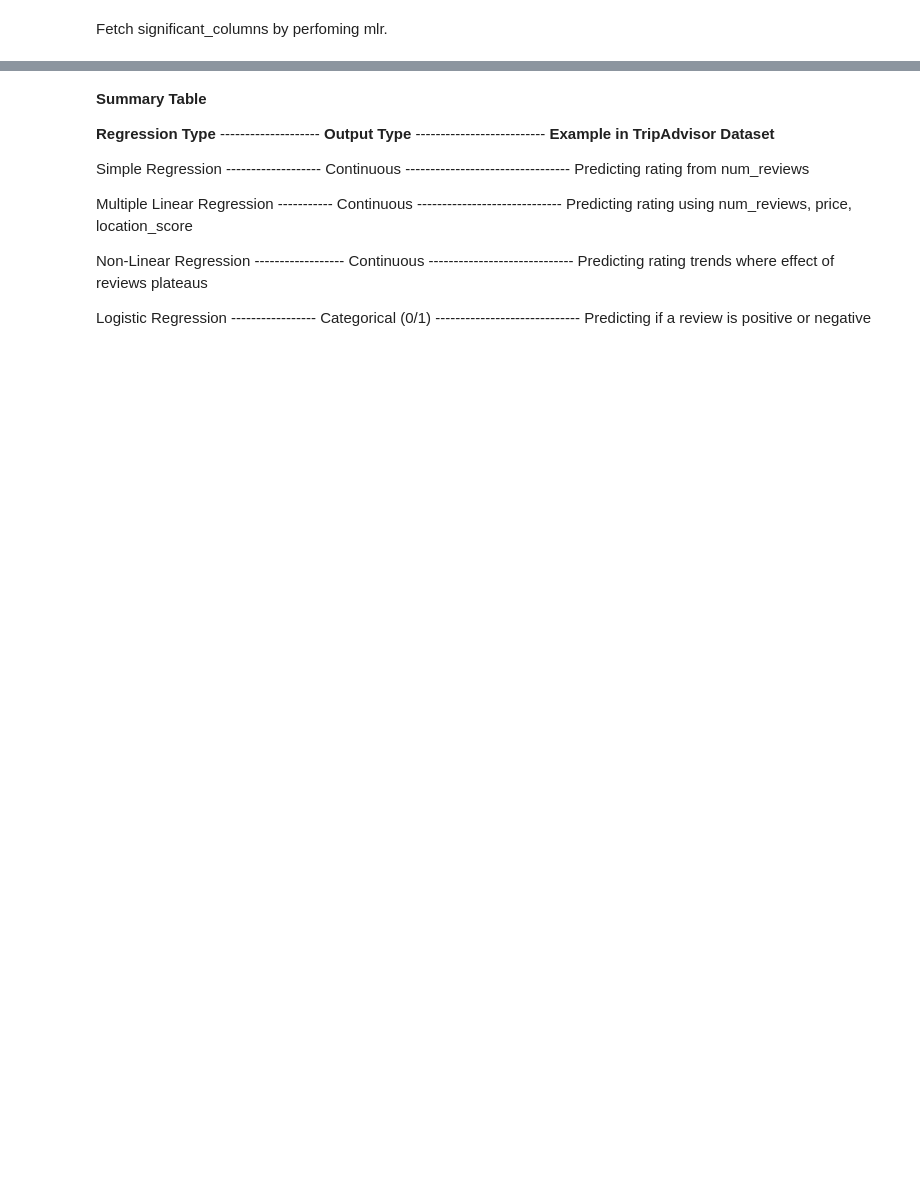
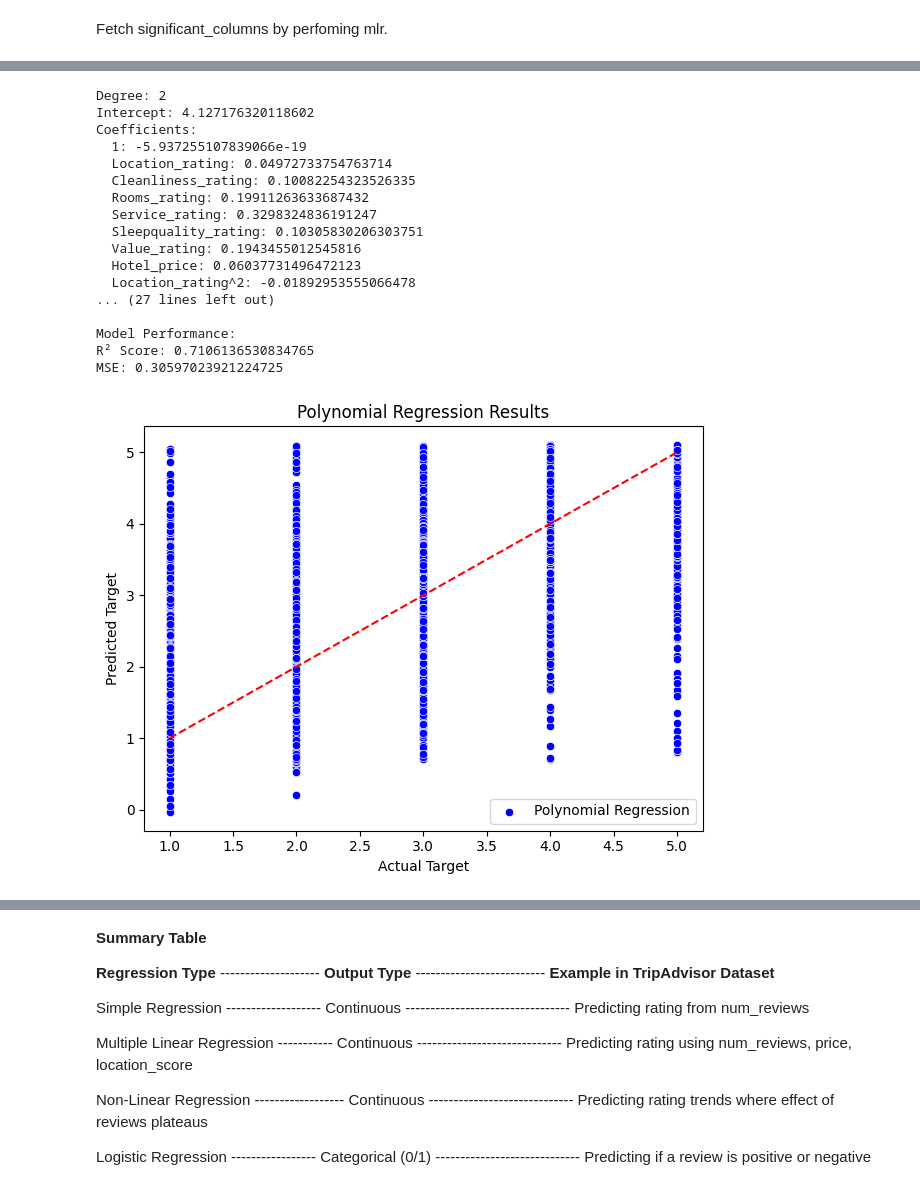
Before and after one commit to yceugene/DA_Proj_G7, a Jupyter notebook: src/eWorkshop5.ipynb, the cells around one changed output, grey strips where cells are left out. Drawn from its saved outputs; the diff is of its cells as text; code cells hidden in the pictures; blank space fills up the shorter version.

```diff
--- a/src/eWorkshop5.ipynb
+++ b/src/eWorkshop5.ipynb
@@ -216,4 +72,5 @@ model_mlr = smf.ols(formula=formula_mlr, data=df).fit()
 # print(model_mlr.summary())
 
 # Extract significant predictors from the MLR model (exclude 'Intercept')
-significant_columns = [col for col in model_mlr.pvalues.index if col != 'Intercept' and model_mlr.pvalues[col] < 0.05]
+# significant_columns = [col for col in model_mlr.pvalues.index if col != 'Intercept' and model_mlr.pvalues[col] < 0.05]
+significant_columns = [col for col in model_mlr.pvalues.index if col != 'Intercept' and model_mlr.pvalues[col] == 0]
@@ -219,0 +158,68 @@ significant_columns = [col for col in model_mlr.pvalues.index if col != 'Interce
+# %%
+# Feature and Target
+X = df[significant_columns]
+y = df['Overall_rating']
+
+# Convert target to binary class based on median
+# y_class = (y > y.median()).astype(int)
+
+# Train/test split
+X_train, X_test, y_train, y_test = train_test_split(X, y, test_size=0.2, random_state=42)
+
+# # Standardize features
+scaler = StandardScaler()
+X_train_scaled = scaler.fit_transform(X_train)
+X_test_scaled = scaler.transform(X_test)
+# %%
+# Fit polynomial regression
+poly_degree = 2
+poly_model = make_pipeline(PolynomialFeatures(degree=poly_degree), LinearRegression())
+poly_model.fit(X_train_scaled, y_train)
+y_pred_poly = poly_model.predict(X_test_scaled)
+
+# Extract model components
+linreg = poly_model.named_steps['linearregression']
+poly_features = poly_model.named_steps['polynomialfeatures']
+feature_names = poly_features.get_feature_names_out(input_features=X.columns)
+
+print(f"Degree: {poly_degree}")
+print("Intercept:", linreg.intercept_)
+print("Coefficients:")
+for name, coef in zip(feature_names, linreg.coef_):
+    print(f"  {name}: {coef}")
+
+# Evaluate
+print("\nModel Performance:")
+print("R² Score:", r2_score(y_test, y_pred_poly))
+print("MSE:", mean_squared_error(y_test, y_pred_poly))
+
+# Visualization
+plt.figure(figsize=(12, 5))
+plt.subplot(1, 2, 1)
+sns.scatterplot(x=y_test, y=y_pred_poly, color='blue', label='Polynomial Regression')
+plt.xlabel("Actual Target")
+plt.ylabel("Predicted Target")
+plt.title("Polynomial Regression Results")
+plt.plot([y_test.min(), y_test.max()], [y_test.min(), y_test.max()], 'r--')  # 45-degree line
+plt.legend()
+plt.tight_layout()
+plt.show()
+# %% [output]
+Degree: 2
+Intercept: 4.127176320118602
+Coefficients:
+  1: -5.937255107839066e-19
+  Location_rating: 0.04972733754763714
+  Cleanliness_rating: 0.10082254323526335
+  Rooms_rating: 0.19911263633687432
+  Service_rating: 0.3298324836191247
+  Sleepquality_rating: 0.10305830206303751
+  Value_rating: 0.1943455012545816
+  Hotel_price: 0.06037731496472123
+  Location_rating^2: -0.01892953555066478
+... (27 lines left out)
+
+Model Performance:
+R² Score: 0.7106136530834765
+MSE: 0.30597023921224725
+[figure, added]
```
Also changed, not shown: parts of 21 cells of this notebook.
